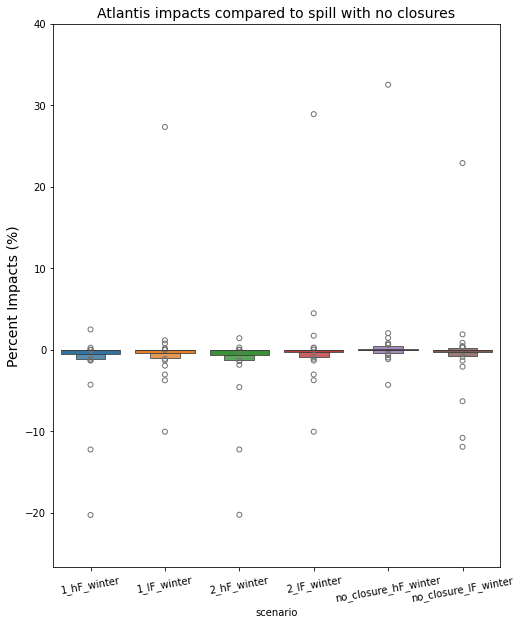
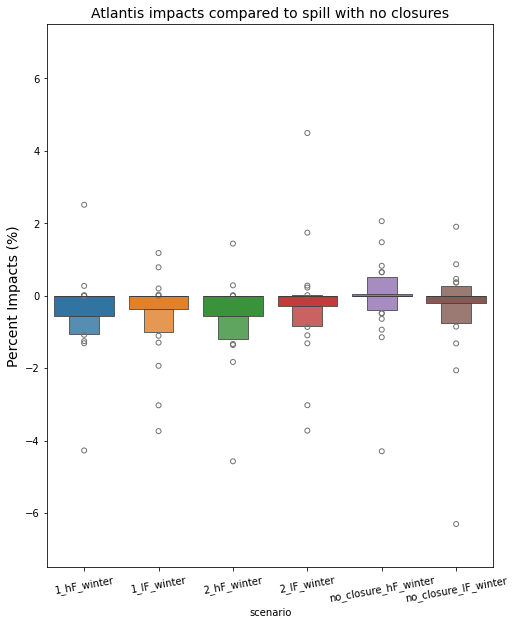
The notebook cell's code change between the first figure and the second:
--- before
+++ after
@@ -6,5 +6,5 @@
 plt.figure(figsize=(8, 10))
 ax = sns.boxenplot(compare_closures) 
-plt.ylim(None,40)
+plt.ylim(-7.5,7.5)
 plt.xticks(rotation=10)
 plt.ylabel('Percent Impacts (%)', fontsize = 14)

Commit: prelim comparisons of some MPRI2 closure and containment scenarios